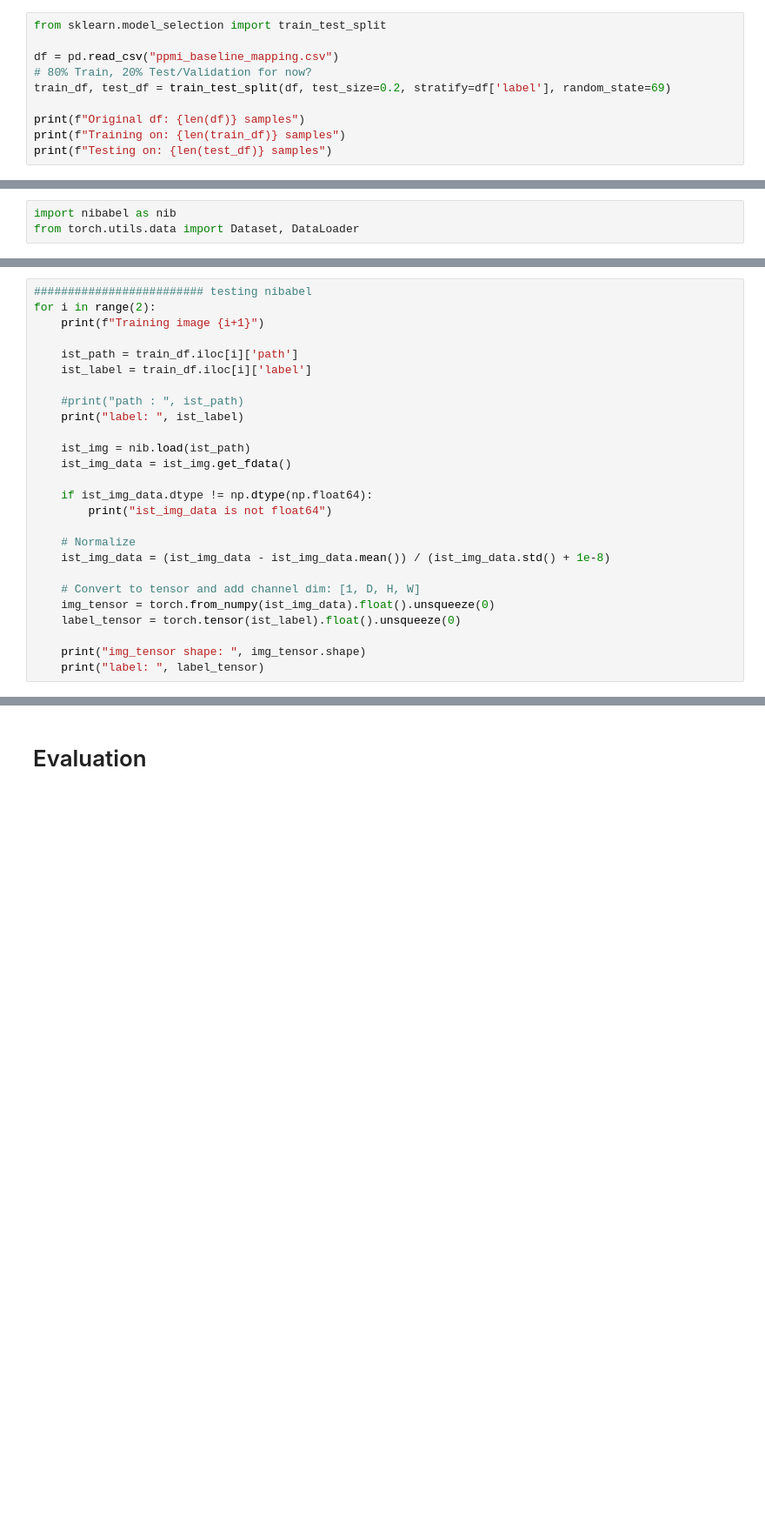
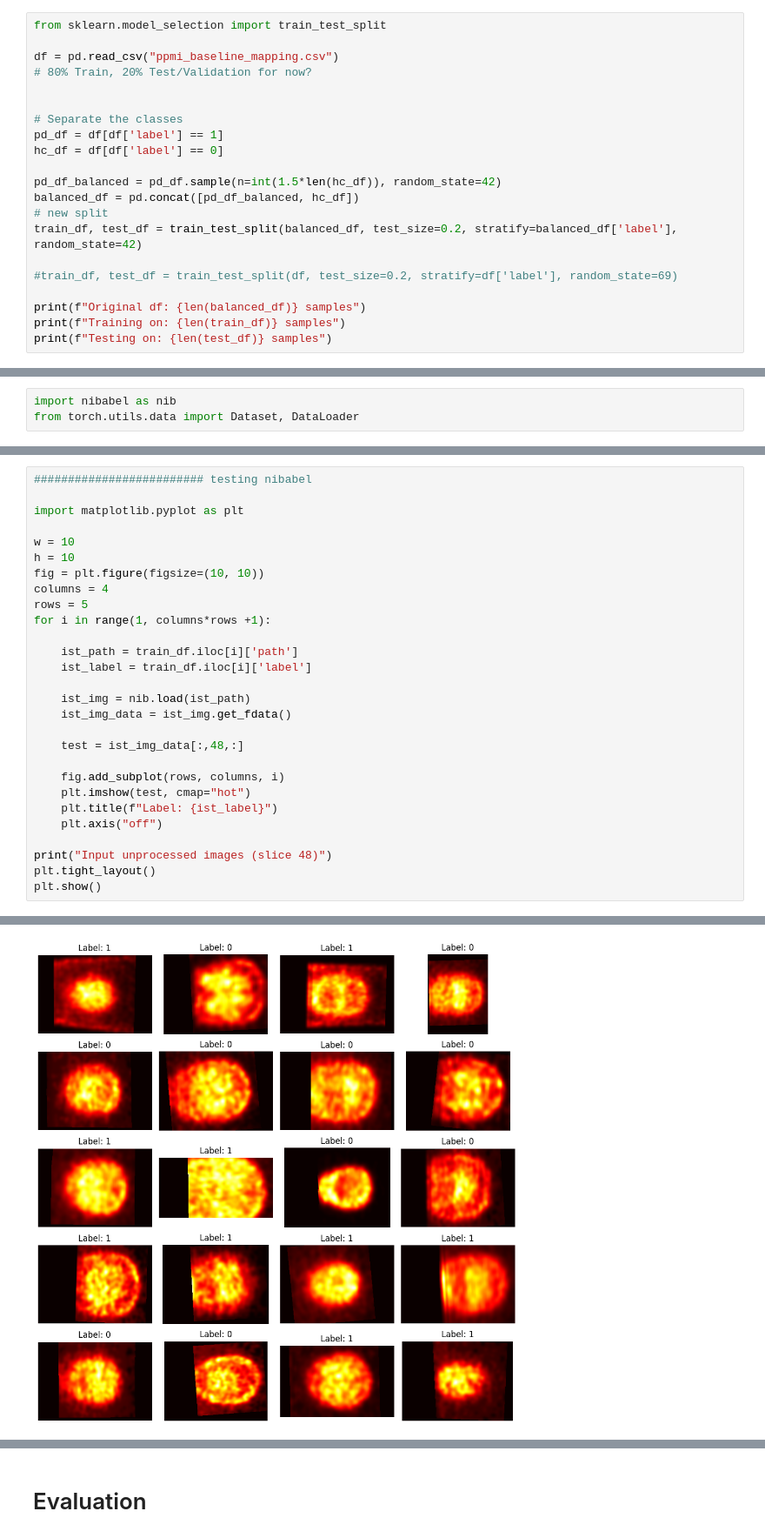
Before and after one commit to arnauKL/codi_tfg, a Jupyter notebook: attempt1.ipynb, the cells around one changed output, grey strips where cells are left out. Shown at 87% size. Saved outputs shown, nothing was run; the diff lists cells and outputs as text; blank space fills up the shorter version.

Commit message:
model base entrenat amb balanced 3d, crop 84

```diff
--- a/attempt1.ipynb
+++ b/attempt1.ipynb
@@ -160,9 +160,20 @@ from sklearn.model_selection import train_test_split
 
 df = pd.read_csv("ppmi_baseline_mapping.csv")
 # 80% Train, 20% Test/Validation for now?
-train_df, test_df = train_test_split(df, test_size=0.2, stratify=df['label'], random_state=69)
 
-print(f"Original df: {len(df)} samples")
+
+# Separate the classes
+pd_df = df[df['label'] == 1]
+hc_df = df[df['label'] == 0]
+
+pd_df_balanced = pd_df.sample(n=int(1.5*len(hc_df)), random_state=42)
+balanced_df = pd.concat([pd_df_balanced, hc_df])
+# new split
+train_df, test_df = train_test_split(balanced_df, test_size=0.2, stratify=balanced_df['label'], random_state=42)
+
+#train_df, test_df = train_test_split(df, test_size=0.2, stratify=df['label'], random_state=69)
+
+print(f"Original df: {len(balanced_df)} samples")
 print(f"Training on: {len(train_df)} samples")
 print(f"Testing on: {len(test_df)} samples")
 # %% [output]
@@ -272,27 +251,29 @@ This is just a quik test to see if nibabel is properly set and if the images are
 # %%
 ######################### testing nibabel
-for i in range(2):
-    print(f"Training image {i+1}")
+
+import matplotlib.pyplot as plt
+
+w = 10
+h = 10
+fig = plt.figure(figsize=(10, 10))
+columns = 4
+rows = 5
+for i in range(1, columns*rows +1):
 
     ist_path = train_df.iloc[i]['path']
     ist_label = train_df.iloc[i]['label']
 
-    #print("path : ", ist_path)
-    print("label: ", ist_label)
-
     ist_img = nib.load(ist_path)
     ist_img_data = ist_img.get_fdata()
 
-    if ist_img_data.dtype != np.dtype(np.float64):
-        print("ist_img_data is not float64")
+    test = ist_img_data[:,48,:]
 
-    # Normalize
-    ist_img_data = (ist_img_data - ist_img_data.mean()) / (ist_img_data.std() + 1e-8)
+    fig.add_subplot(rows, columns, i)
+    plt.imshow(test, cmap="hot")
+    plt.title(f"Label: {ist_label}")
+    plt.axis("off")
 
-    # Convert to tensor and add channel dim: [1, D, H, W]
-    img_tensor = torch.from_numpy(ist_img_data).float().unsqueeze(0)
-    label_tensor = torch.tensor(ist_label).float().unsqueeze(0)
-
-    print("img_tensor shape: ", img_tensor.shape)
-    print("label: ", label_tensor)
+print("Input unprocessed images (slice 48)")
+plt.tight_layout()
+plt.show()
 # %% [output]
@@ -306,0 +281 @@ label:  tensor([1.])
+[figure, added]
```
Also changed, not shown: parts of 29 cells of this notebook, 9 other files.
